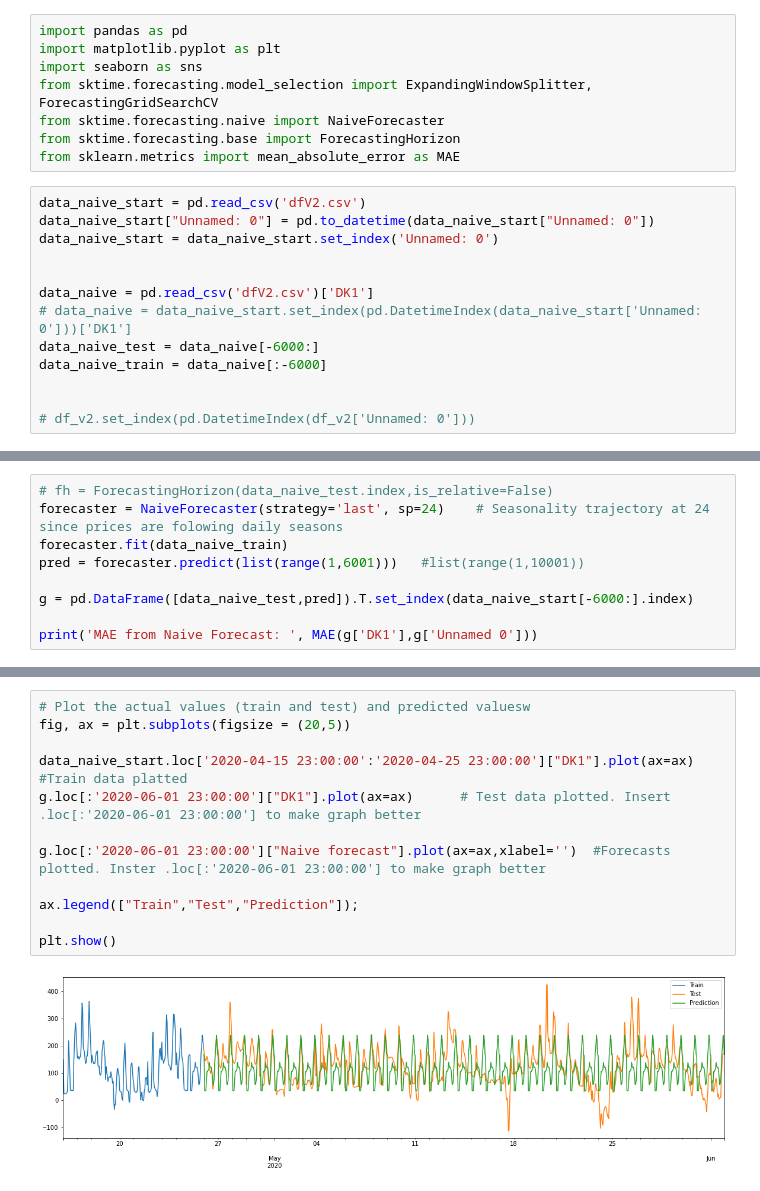
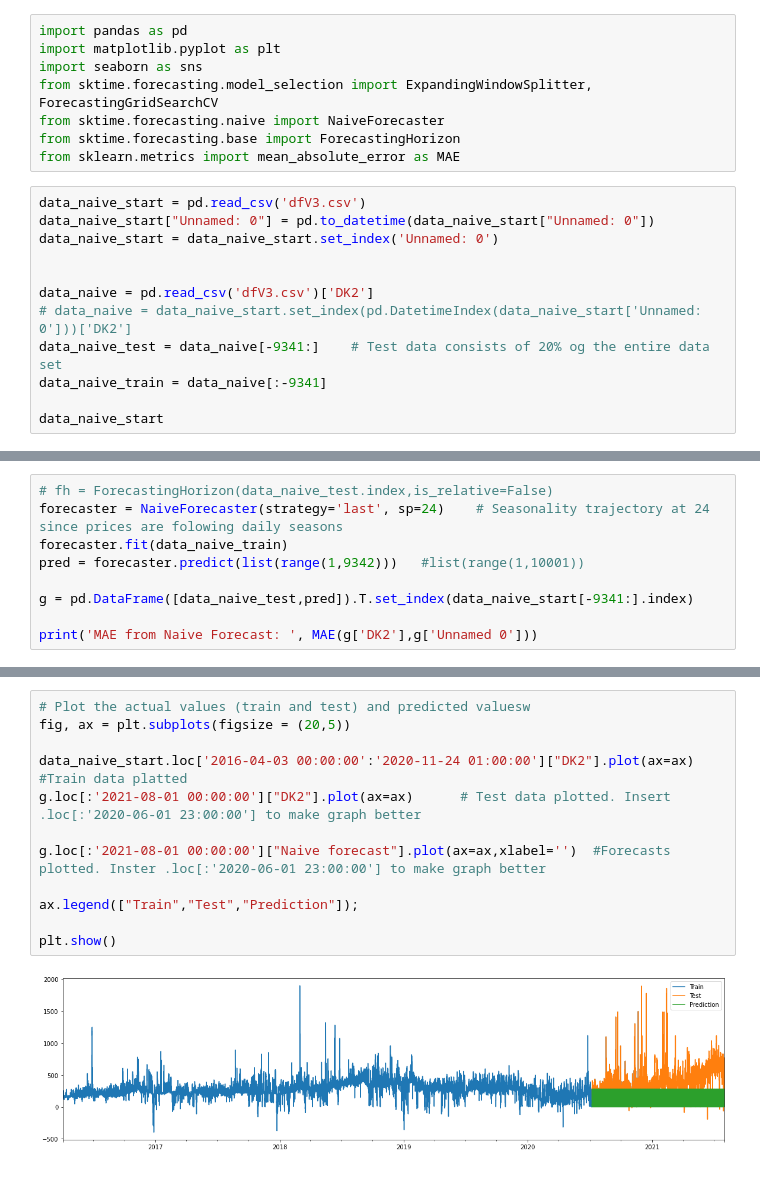
Before and after one commit to sjhpol/ISDS_arbejde, a Jupyter notebook: Exam/Naive forecast.ipynb, the cells around one changed output, grey strips where cells are left out. Saved outputs shown, nothing was run; the diff lists cells and outputs as text.

```diff
--- a/Exam/Naive forecast.ipynb
+++ b/Exam/Naive forecast.ipynb
@@ -11,15 +11,14 @@ from sktime.forecasting.naive import NaiveForecaster
 from sktime.forecasting.base import ForecastingHorizon
 from sklearn.metrics import mean_absolute_error as MAE
 # %%
-data_naive_start = pd.read_csv('dfV2.csv')
+data_naive_start = pd.read_csv('dfV3.csv')
 data_naive_start["Unnamed: 0"] = pd.to_datetime(data_naive_start["Unnamed: 0"])
 data_naive_start = data_naive_start.set_index('Unnamed: 0')
 
 
-data_naive = pd.read_csv('dfV2.csv')['DK1']
-# data_naive = data_naive_start.set_index(pd.DatetimeIndex(data_naive_start['Unnamed: 0']))['DK1']
-data_naive_test = data_naive[-6000:]
-data_naive_train = data_naive[:-6000]
+data_naive = pd.read_csv('dfV3.csv')['DK2']
+# data_naive = data_naive_start.set_index(pd.DatetimeIndex(data_naive_start['Unnamed: 0']))['DK2']
+data_naive_test = data_naive[-9341:]    # Test data consists of 20% og the entire data set
+data_naive_train = data_naive[:-9341]
 
-
-# df_v2.set_index(pd.DatetimeIndex(df_v2['Unnamed: 0']))
+data_naive_start
@@ -27,9 +41,9 @@ data_naive_train = data_naive[:-6000]
 # fh = ForecastingHorizon(data_naive_test.index,is_relative=False)
 forecaster = NaiveForecaster(strategy='last', sp=24)    # Seasonality trajectory at 24 since prices are folowing daily seasons
 forecaster.fit(data_naive_train)
-pred = forecaster.predict(list(range(1,6001)))   #list(range(1,10001))
+pred = forecaster.predict(list(range(1,9342)))   #list(range(1,10001))
 
-g = pd.DataFrame([data_naive_test,pred]).T.set_index(data_naive_start[-6000:].index)
+g = pd.DataFrame([data_naive_test,pred]).T.set_index(data_naive_start[-9341:].index)
 
-print('MAE from Naive Forecast: ', MAE(g['DK1'],g['Unnamed 0']))
+print('MAE from Naive Forecast: ', MAE(g['DK2'],g['Unnamed 0']))
 # %% [output]
@@ -60,14 +74,14 @@ g
 # %%
 # Plot the actual values (train and test) and predicted valuesw
 fig, ax = plt.subplots(figsize = (20,5))
 
-data_naive_start.loc['2020-04-15 23:00:00':'2020-04-25 23:00:00']["DK1"].plot(ax=ax)   #Train data platted
-g.loc[:'2020-06-01 23:00:00']["DK1"].plot(ax=ax)      # Test data plotted. Insert .loc[:'2020-06-01 23:00:00'] to make graph better
+data_naive_start.loc['2016-04-03 00:00:00':'2020-11-24 01:00:00']["DK2"].plot(ax=ax)   #Train data platted
+g.loc[:'2021-08-01 00:00:00']["DK2"].plot(ax=ax)      # Test data plotted. Insert .loc[:'2020-06-01 23:00:00'] to make graph better
 
-g.loc[:'2020-06-01 23:00:00']["Naive forecast"].plot(ax=ax,xlabel='')  #Forecasts plotted. Inster .loc[:'2020-06-01 23:00:00'] to make graph better
+g.loc[:'2021-08-01 00:00:00']["Naive forecast"].plot(ax=ax,xlabel='')  #Forecasts plotted. Inster .loc[:'2020-06-01 23:00:00'] to make graph better
 
 ax.legend(["Train","Test","Prediction"]);
 
 plt.show()
 # %% [output]
-[figure, old version]
+[figure, new version]
```
Also changed, not shown: parts of 3 cells of this notebook.
